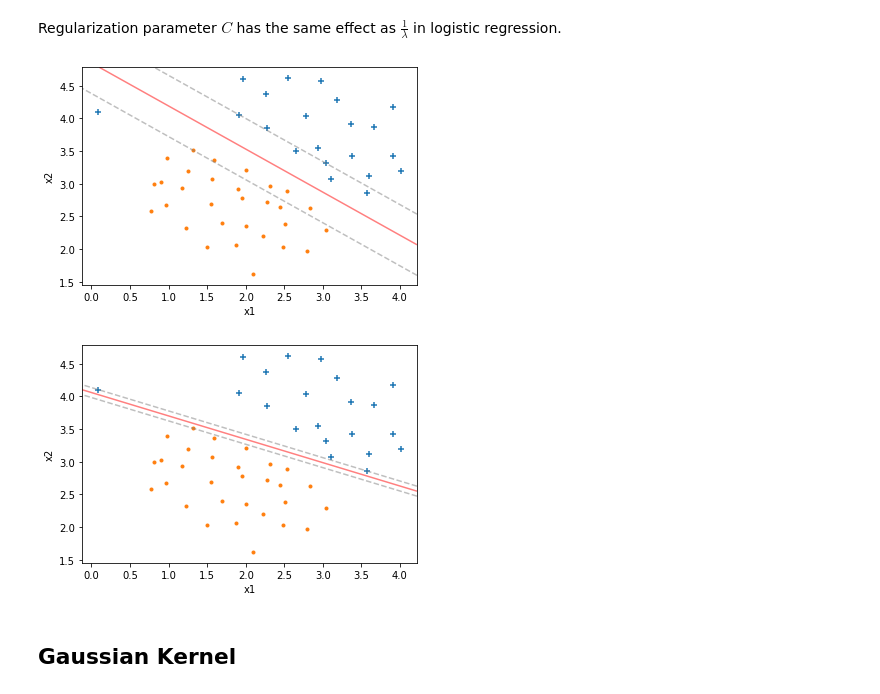
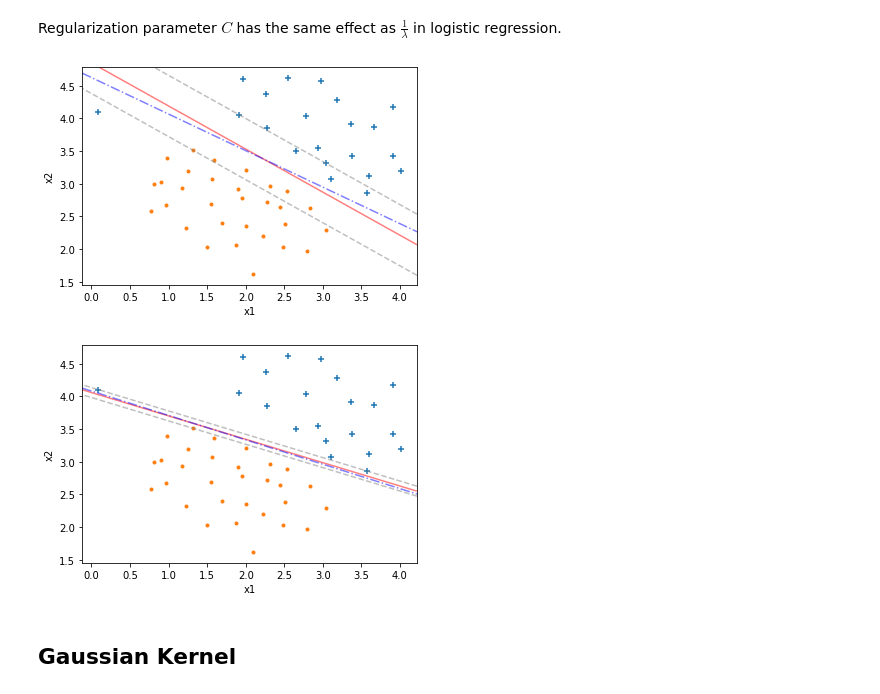
Before and after one commit to frolovilya/machine-learning, a Jupyter notebook: notebooks/Support Vector Machines.ipynb, the cells around one changed output. Drawn from its saved outputs; the diff is of its cells as text; code cells hidden in the pictures.

```diff
--- a/notebooks/Support Vector Machines.ipynb
+++ b/notebooks/Support Vector Machines.ipynb
@@ -35,33 +44,45 @@ import math
 # %%
 # load data
-data = scipy.io.loadmat('../data/ex6data1.mat')
+data1 = scipy.io.loadmat('../data/ex6data1.mat')
 
-x = data['X']
-y = data['y']
+x1 = data1['X']
+y1 = data1['y']
 
-print("x", x.shape, "y", y.shape)
+print("x", x1.shape, "y", y1.shape)
 # %% [output]
 x (51, 2) y (51, 1)
 # %% [markdown]
 Regularization parameter $C$ has the same effect as $\frac{1}{\lambda}$ in logistic regression.
 # %%
 # learn SVM parameters
-def fit_svm(x, y, kernel, C=1, gamma=1):
-    clf = svm.SVC(C=C, gamma=gamma, max_iter=C*10000, kernel=kernel)
+def fit_svm(x, y, kernel, C=1, gamma=1, probability=False):
+    clf = svm.SVC(C=C, gamma=gamma, max_iter=max(C, 1)*10000,
+                  kernel=kernel, probability = probability)
     clf.fit(x, y.ravel())
     return clf
+
+
+def fit_logistic_regression(x, y, C):
+    x0 = np.concatenate([np.ones((x.shape[0], 1)), x], axis=1)
+
+    return optimize.fmin_bfgs(regularized_cost_function,
+                              np.zeros(x0.shape[1]),
+                              regularized_cost_function_derivative,
+                              args=(x0, y, 1 / C),
+                              disp=False)
 # %%
 # plot data
 def plot_data():
-    positive = x[(y == 1).T[0],:]
-    negative = x[(y == 0).T[0],:]
+    positive = x1[(y1 == 1).T[0],:]
+    negative = x1[(y1 == 0).T[0],:]
 
     plt.scatter(positive[:,0], positive[:,1], marker="+")
     plt.scatter(negative[:,0], negative[:,1], marker=".")
     plt.xlabel("x1")
     plt.ylabel("x2")
 
-def plot_decision_boundary(clf):
+
+def plot_svm_decision_boundary(clf):
     # plot the decision function
     ax = plt.gca()
     xlim = ax.get_xlim()
@@ -78,20 +99,29 @@ def plot_decision_boundary(clf):
     ax.contour(XX, YY, Z, levels=[-1, 0, 1], alpha=0.5,
                linestyles=['--', '-', '--'],
                colors=['grey', 'red', 'grey'])
+
+
+def plot_logistic_regression_boundary(coefficients):
+    ax = plt.gca()
+    xx = ax.get_xlim()
+    yy = [- (coefficients[0] + coefficients[1] * x) / coefficients[2] for x in xx]
+    plt.plot(xx, yy, "-.b", alpha=0.5)
 # %%
 # C = 1
 plot_data()
-plot_decision_boundary(fit_svm(x, y, "linear", C=1))
+plot_svm_decision_boundary(fit_svm(x1, y1, "linear", C=1))
+plot_logistic_regression_boundary(fit_logistic_regression(x1, y1, C=1))
 plt.show()
 # %% [output]
-[figure, old version]
+[figure, new version]
 # %%
 # C = 100
 plot_data()
-plot_decision_boundary(fit_svm(x, y, "linear", C=100))
+plot_svm_decision_boundary(fit_svm(x1, y1, "linear", C=100))
+plot_logistic_regression_boundary(fit_logistic_regression(x1, y1, C=100))
 plt.show()
 # %% [output]
-[figure, old version]
+[figure, new version]
 # %% [markdown]
 ## Gaussian Kernel
 # %% [markdown]
```
Also changed, not shown: parts of 18 cells of this notebook, 2 other files.
